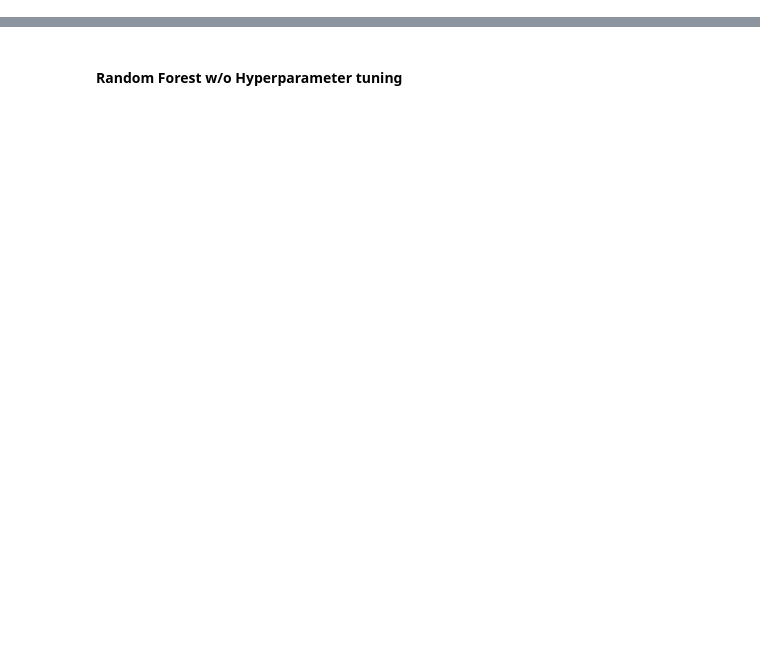
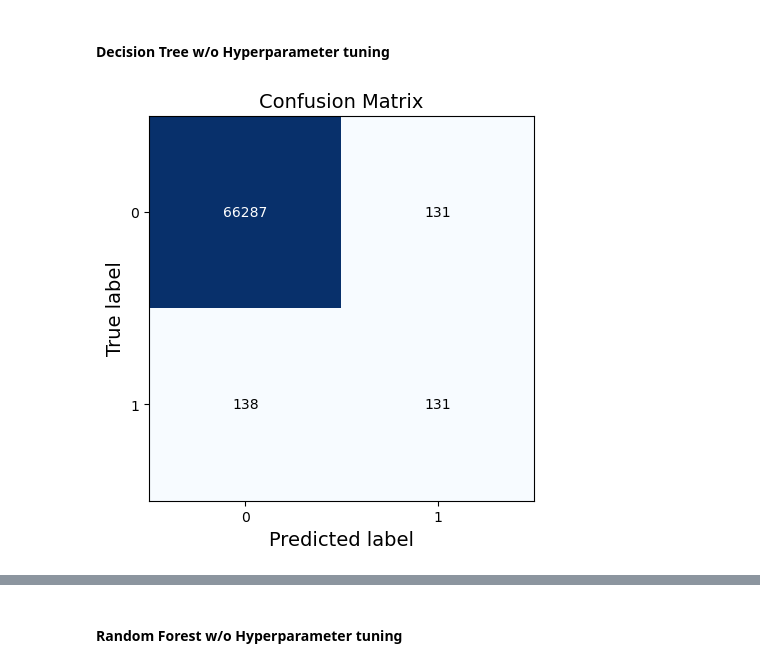
Before and after one commit to vnijs/pyrsm, a Jupyter notebook: examples/model-tree-classification.ipynb, the cells around one changed output, grey strips where cells are left out. Saved outputs shown, nothing was run; the diff lists cells and outputs as text; code cells hidden in the pictures; blank space fills up the shorter version.

```diff
--- a/examples/model-tree-classification.ipynb
+++ b/examples/model-tree-classification.ipynb
@@ -51,0 +153,2 @@ data = data.drop(columns = ['Unnamed: 0'])
+# %%
+data_numeric = data.loc[:,data.dtypes!= np.object]
@@ -51,0 +208,2 @@ data = data.drop(columns = ['Unnamed: 0'])
+# %% [markdown]
+#### Decision Tree w/o Hyperparameter tuning
@@ -51,0 +216,10 @@ data = data.drop(columns = ['Unnamed: 0'])
+# %%
+fig, ax = plot_confusion_matrix(conf_mat=confusion_matrix(data[data.Training == 0]['is_fraud'],dt_pred),
+                                 figsize=(5, 5), cmap=plt.cm.Blues)
+
+ax.set_xlabel('Predicted label', fontsize=14)
+ax.set_ylabel('True label', fontsize=14)
+plt.title('Confusion Matrix', fontsize=14)
+plt.show()
+# %% [output]
+[figure, added]
```
Also changed, not shown: parts of 129 cells of this notebook.
